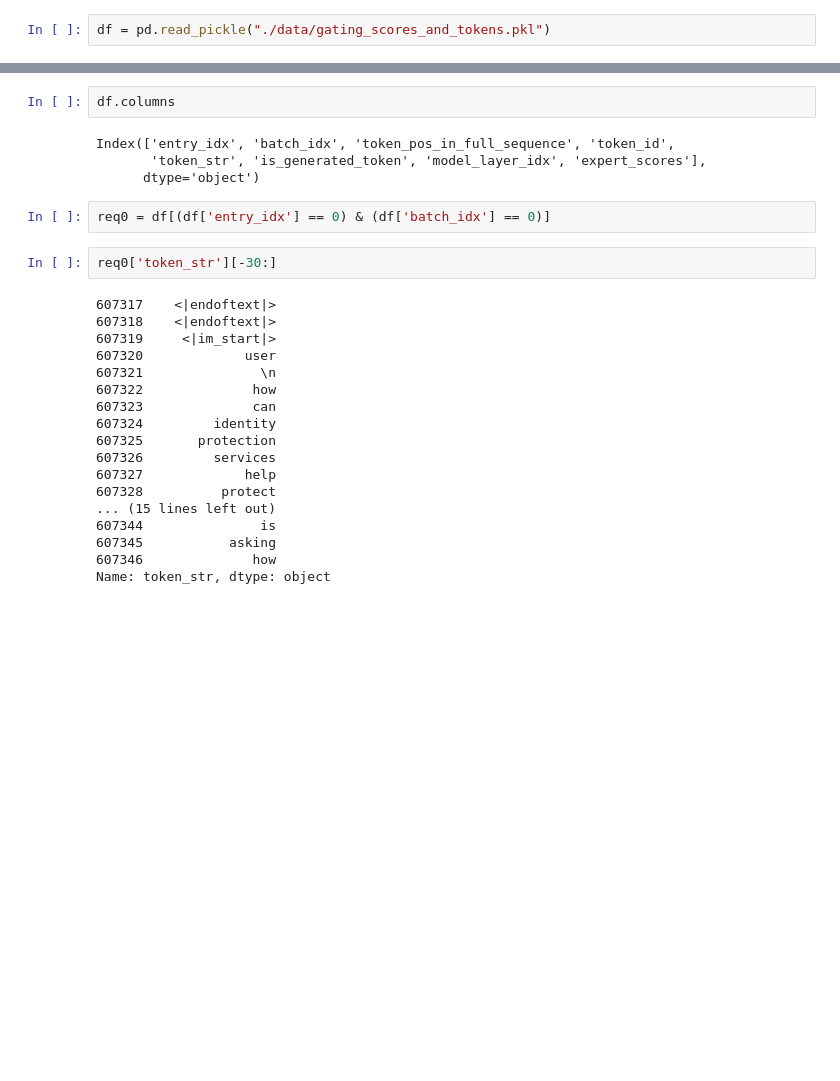
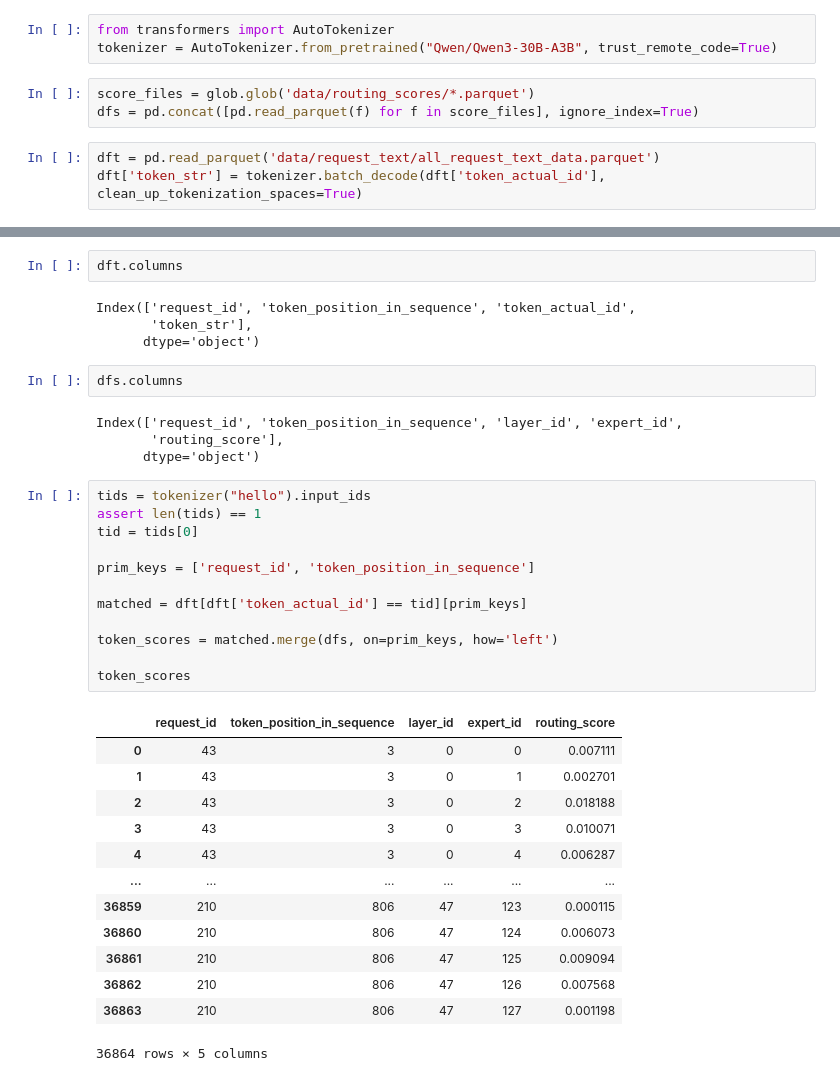
Before and after one commit to seven-mile/moe-routing, a Jupyter notebook: analyze.ipynb, the cells around one changed output, grey strips where cells are left out. Drawn from its saved outputs; the diff is of its cells as text; blank space fills up the shorter version.

Commit message:
dev: notebook for analyzing token-expert mapping

```diff
--- a/analyze.ipynb
+++ b/analyze.ipynb
@@ -3,2 +6,9 @@ import pandas as pd
+# %%
+from transformers import AutoTokenizer
+tokenizer = AutoTokenizer.from_pretrained("Qwen/Qwen3-30B-A3B", trust_remote_code=True)
 # %%
-df = pd.read_pickle("./data/gating_scores_and_tokens.pkl")
+score_files = glob.glob('data/routing_scores/*.parquet')
+dfs = pd.concat([pd.read_parquet(f) for f in score_files], ignore_index=True)
+# %%
+dft = pd.read_parquet('data/request_text/all_request_text_data.parquet')
+dft['token_str'] = tokenizer.batch_decode(dft['token_actual_id'], clean_up_tokenization_spaces=True)
@@ -5,28 +38,38 @@ df = pd.read_pickle("./data/gating_scores_and_tokens.pkl")
 # %%
-df.columns
+dft.columns
 # %% [output]
-Index(['entry_idx', 'batch_idx', 'token_pos_in_full_sequence', 'token_id',
-       'token_str', 'is_generated_token', 'model_layer_idx', 'expert_scores'],
+Index(['request_id', 'token_position_in_sequence', 'token_actual_id',
+       'token_str'],
       dtype='object')
 # %%
-req0 = df[(df['entry_idx'] == 0) & (df['batch_idx'] == 0)]
+dfs.columns
+# %% [output]
+Index(['request_id', 'token_position_in_sequence', 'layer_id', 'expert_id',
+       'routing_score'],
+      dtype='object')
-# %%
-req0['token_str'][-30:]
-# %% [output]
-607317    <|endoftext|>
-607318    <|endoftext|>
-607319     <|im_start|>
-607320             user
-607321               \n
-607322              how
-607323              can
-607324         identity
-607325       protection
-607326         services
-607327             help
-607328          protect
-... (15 lines left out)
-607344               is
-607345           asking
-607346              how
-Name: token_str, dtype: object
+# %%
+tids = tokenizer("hello").input_ids
+assert len(tids) == 1
+tid = tids[0]
+
+prim_keys = ['request_id', 'token_position_in_sequence']
+
+matched = dft[dft['token_actual_id'] == tid][prim_keys]
+
+token_scores = matched.merge(dfs, on=prim_keys, how='left')
+
+token_scores
+# %% [output]
+|  | request_id | token_position_in_sequence | layer_id | expert_id | routing_score |
+| 0 | 43 | 3 | 0 | 0 | 0.007111 |
+| 1 | 43 | 3 | 0 | 1 | 0.002701 |
+| 2 | 43 | 3 | 0 | 2 | 0.018188 |
+| 3 | 43 | 3 | 0 | 3 | 0.010071 |
+| 4 | 43 | 3 | 0 | 4 | 0.006287 |
+| ... | ... | ... | ... | ... | ... |
+| 36859 | 210 | 806 | 47 | 123 | 0.000115 |
+| 36860 | 210 | 806 | 47 | 124 | 0.006073 |
+| 36861 | 210 | 806 | 47 | 125 | 0.009094 |
+| 36862 | 210 | 806 | 47 | 126 | 0.007568 |
+| 36863 | 210 | 806 | 47 | 127 | 0.001198 |
+36864 rows × 5 columns
```
Also changed, not shown: parts of 7 cells of this notebook.
